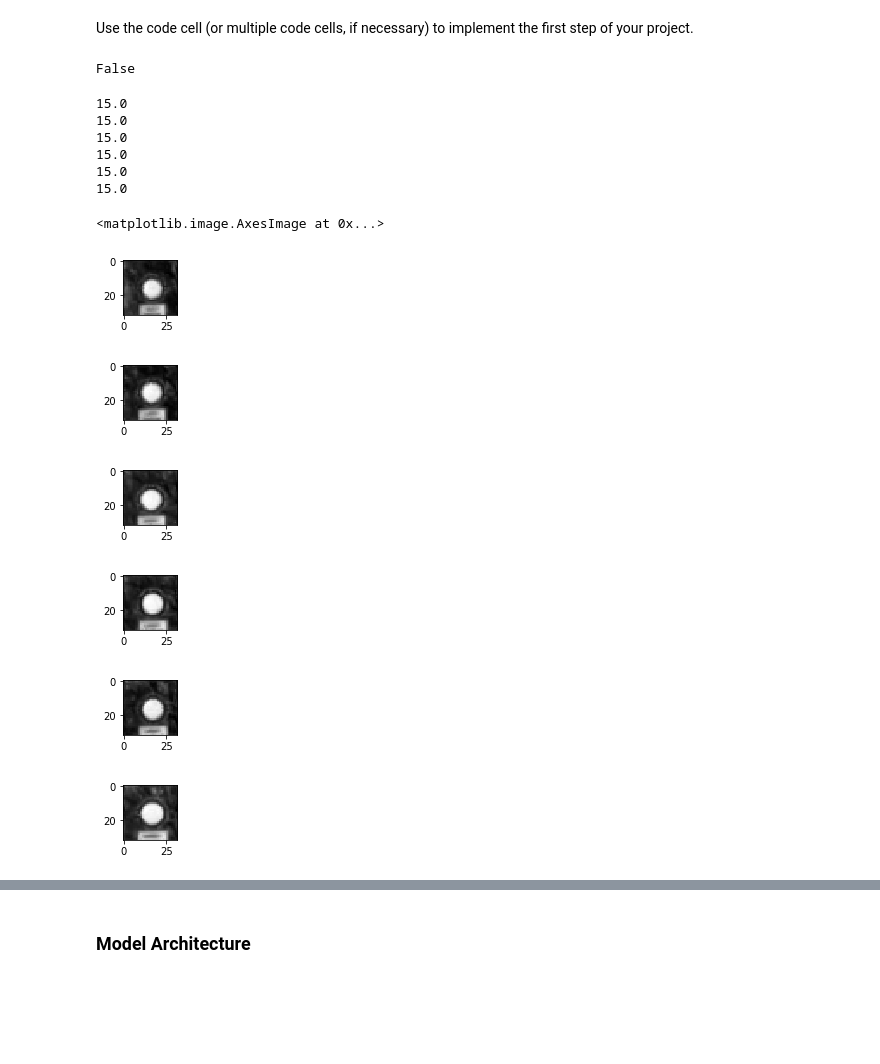
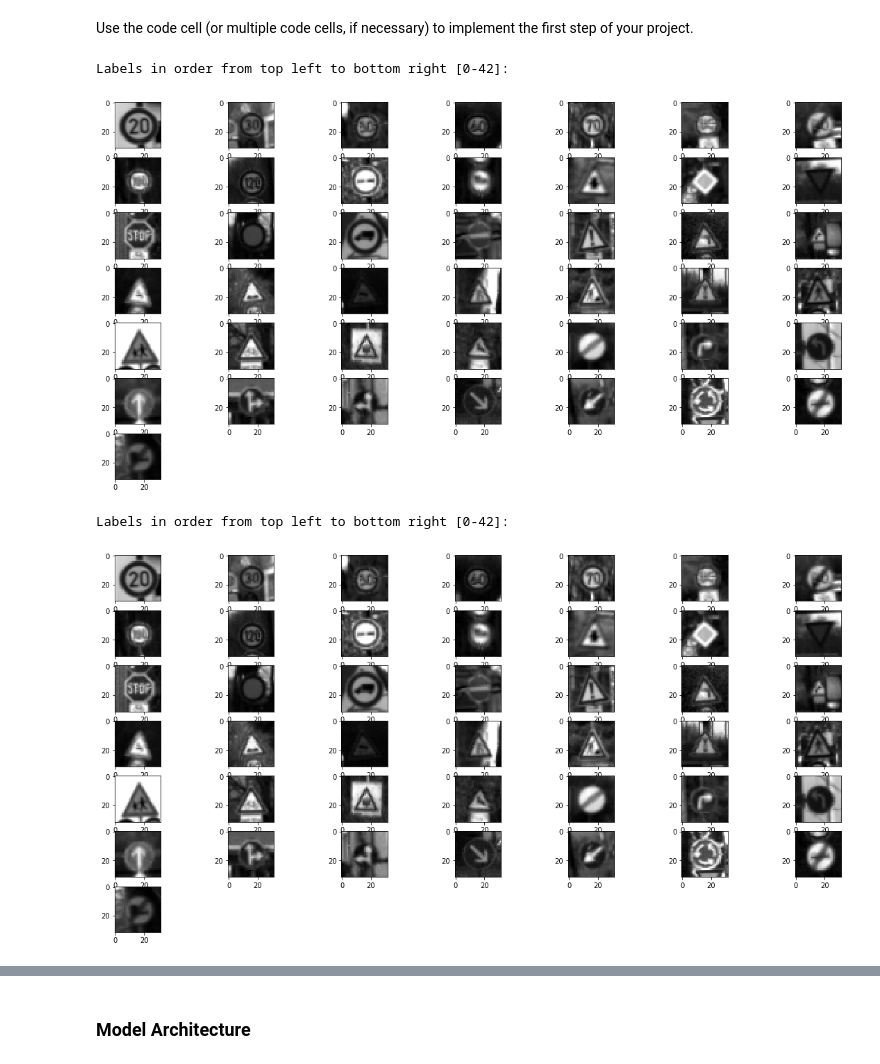
Before and after one commit to cbg15589/carnd-term1, a Jupyter notebook: CarND-Traffic-Sign-Classifier-Project/Traffic_Sign_Classifier.ipynb, the cells around one changed output, grey strips where cells are left out. Cells and saved outputs as stored; diff of their text form; code cells hidden in the pictures; blank space fills up the shorter version.

```diff
--- a/CarND-Traffic-Sign-Classifier-Project/Traffic_Sign_Classifier.ipynb
+++ b/CarND-Traffic-Sign-Classifier-Project/Traffic_Sign_Classifier.ipynb
@@ -212,37 +181,0 @@ n_train = len(X_train)
-# %%
-print(np.array_equal(X_train[0],X_train[1]))
-# %% [output]
-False
-# %%
-print(y_train[30001])
-plt.figure(figsize=(1,1))
-plt.imshow(X_train[30001,:,:,0], cmap="gray")
-print(y_train[30002])
-plt.figure(figsize=(1,1))
-plt.imshow(X_train[30002,:,:,0], cmap="gray")
-print(y_train[30003])
-plt.figure(figsize=(1,1))
-plt.imshow(X_train[30003,:,:,0], cmap="gray")
-print(y_train[30004])
-plt.figure(figsize=(1,1))
-plt.imshow(X_train[30004,:,:,0], cmap="gray")
-print(y_train[30005])
-plt.figure(figsize=(1,1))
-plt.imshow(X_train[30005,:,:,0], cmap="gray")
-print(y_train[30006])
-plt.figure(figsize=(1,1))
-plt.imshow(X_train[30006,:,:,0], cmap="gray")
-# %% [output]
-15.0
-15.0
-15.0
-15.0
-15.0
-15.0
-<matplotlib.image.AxesImage at 0x...>
-[figure, removed]
-[figure, removed]
-[figure, removed]
-[figure, removed]
-[figure, removed]
-[figure, removed]
@@ -250,0 +182,22 @@ X_train, y_train = shuffle(X_train, y_train)
+# %%
+# Conversion to grayscale of the training set
+X_train = rgb2gray(X_train)
+
+
+# Conversion to grayscale of the validation set
+X_valid = rgb2gray(X_valid)
+
+
+# Conversion to grayscale of the test set
+X_test = rgb2gray(X_test)
+# %%
+# Show an example image for each label after grayscaling
+print('Labels in order from top left to bottom right [0-42]:')
+plt.subplots(figsize=(20, 10))
+for i in range(0,43):
+    index = np.where(y_train==i)[0][0]
+    plt.subplot(7,7, 1 + i)
+    plt.imshow(X_train[index,:,:], cmap='gray')
+# %% [output]
+Labels in order from top left to bottom right [0-42]:
+[figure, added]
@@ -250,0 +213,11 @@ X_train, y_train = shuffle(X_train, y_train)
+# %%
+# Show an example image for each label after normalization
+print('Labels in order from top left to bottom right [0-42]:')
+plt.subplots(figsize=(20, 10))
+for i in range(0,43):
+    index = np.where(y_train==i)[0][0]
+    plt.subplot(7,7, 1 + i)
+    plt.imshow(X_train[index,:,:], cmap='gray')
+# %% [output]
+Labels in order from top left to bottom right [0-42]:
+[figure, added]
```
Also changed, not shown: parts of 40 cells of this notebook, 11 other files.
